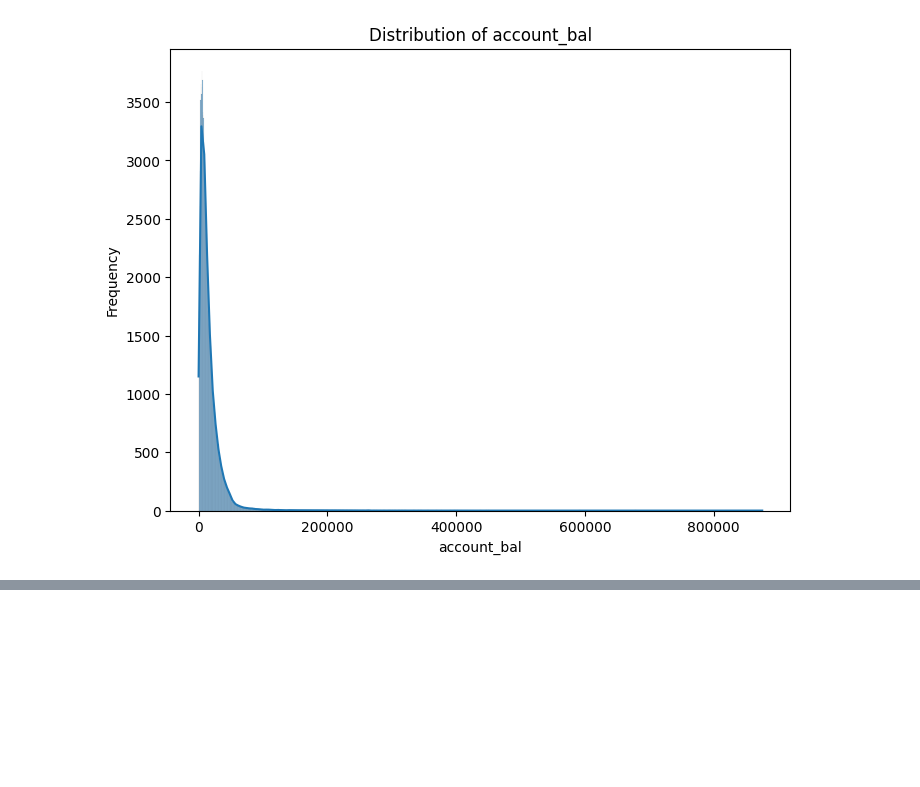
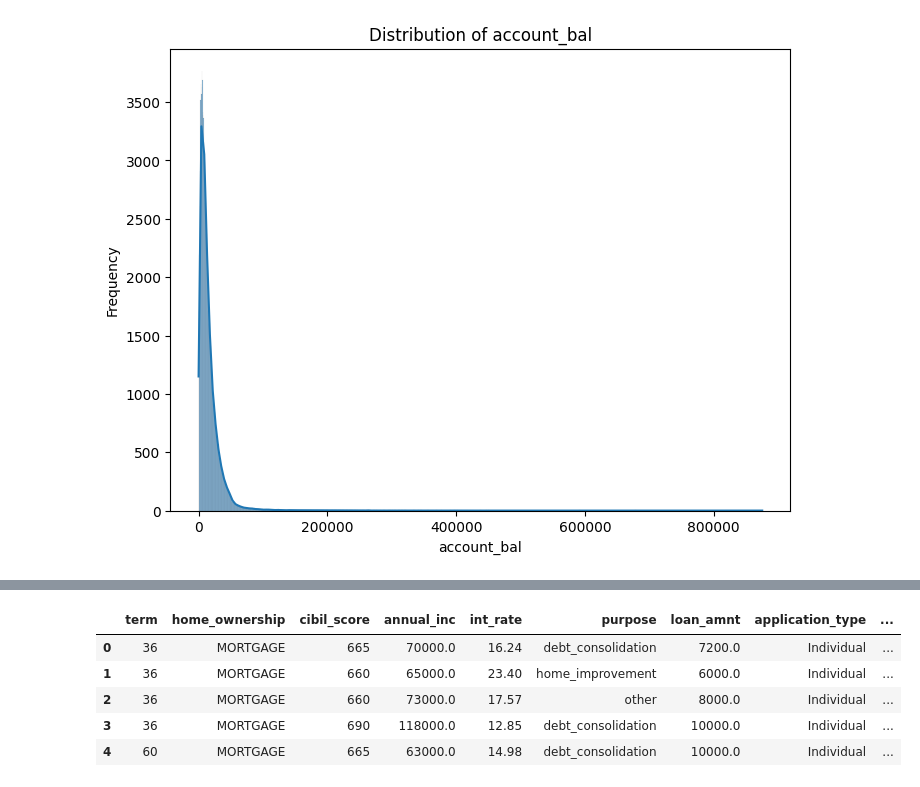
Before and after one commit to MeJaM35/DSW-NBFC, a Jupyter notebook: EDA.ipynb, the cells around one changed output, grey strips where cells are left out. Cells and saved outputs as stored; diff of their text form; code cells hidden in the pictures; blank space fills up the shorter version.

```diff
--- a/EDA.ipynb
+++ b/EDA.ipynb
@@ -232,4 +258,4 @@ df['term'] = df['term'].str.extract('(\d+)').astype(int)  # Extract numeric part
 df['verification_status'] = df['verification_status'].map({'Verified': 1, 'Source Verified': 0.7, 'Not Verified': 0})
 # %%
 # Combine the alpha and numeric parts into a single value
-df['sub_grade_combined'] = (df['sub_grade_alpha'] * 10) + df['sub_grade_num']
+df['sub_grade_combined'] = (df['sub_grade_alpha']) + df['sub_grade_num']
@@ -235,0 +266,13 @@ df['sub_grade_combined'] = (df['sub_grade_alpha'] * 10) + df['sub_grade_num']
+# %%
+df.drop('sub_grade_alpha', axis=1, inplace=True)
+df.drop('sub_grade_num', axis=1, inplace=True)
+df.drop('total_no_of_acc',  axis=1, inplace=True)
+# %%
+df.head()
+# %% [output]
+|  | term | home_ownership | cibil_score | annual_inc | int_rate | purpose | loan_amnt | application_type | ... |
+| 0 | 36 | MORTGAGE | 665 | 70000.0 | 16.24 | debt_consolidation | 7200.0 | Individual | ... |
+| 1 | 36 | MORTGAGE | 660 | 65000.0 | 23.40 | home_improvement | 6000.0 | Individual | ... |
+| 2 | 36 | MORTGAGE | 660 | 73000.0 | 17.57 | other | 8000.0 | Individual | ... |
+| 3 | 36 | MORTGAGE | 690 | 118000.0 | 12.85 | debt_consolidation | 10000.0 | Individual | ... |
+| 4 | 60 | MORTGAGE | 665 | 63000.0 | 14.98 | debt_consolidation | 10000.0 | Individual | ... |
```
Also changed, not shown: parts of 37 cells of this notebook.
